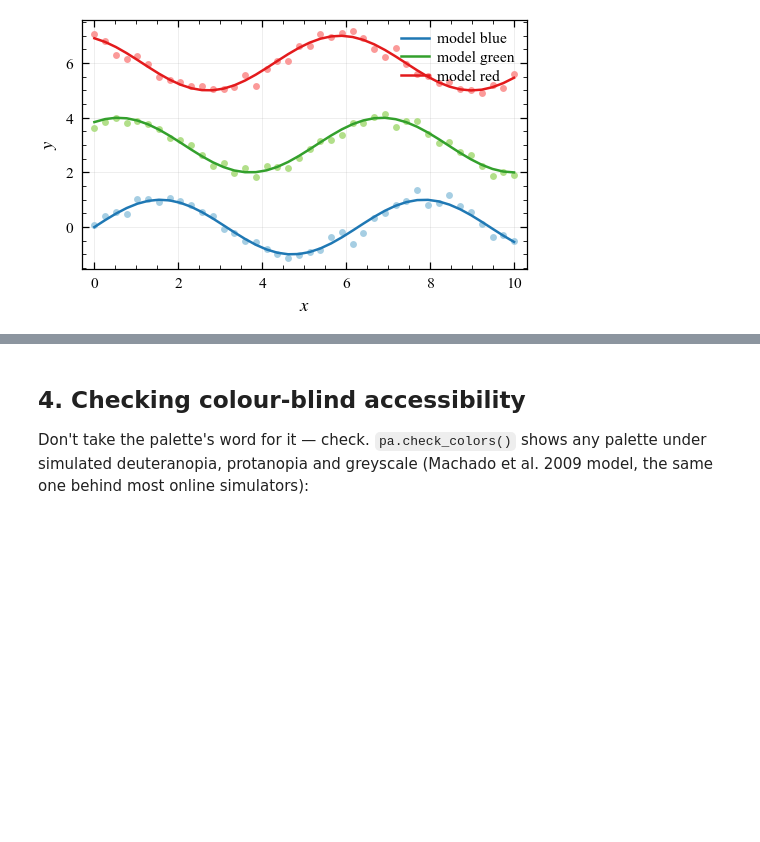
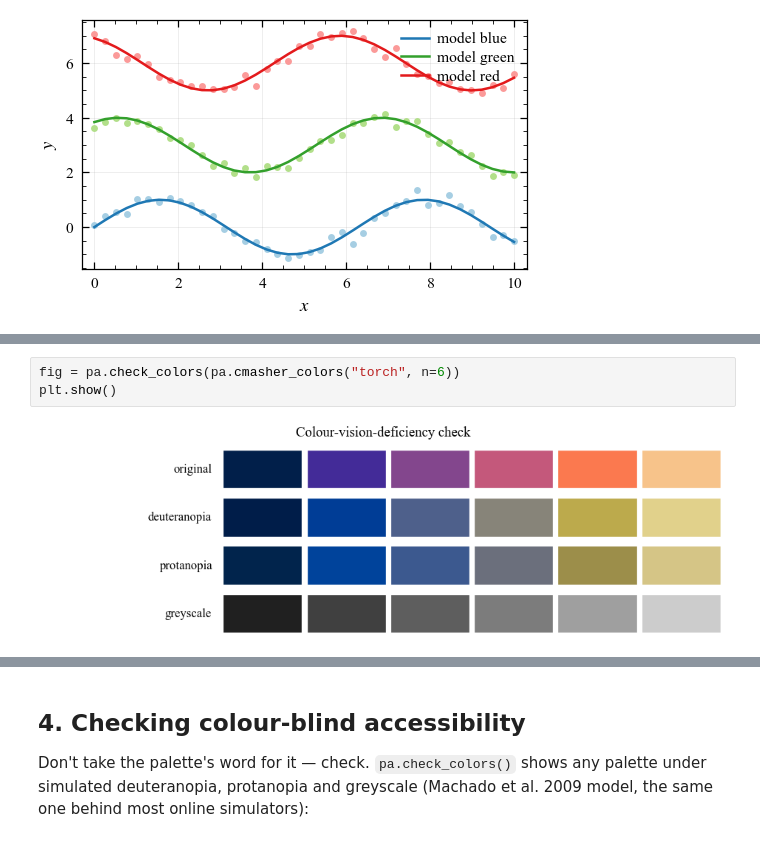
Before and after one commit to BehnoodBandi/plotastro, a Jupyter notebook: examples/tutorial.ipynb, the cells around one changed output, grey strips where cells are left out. Drawn from its saved outputs; the diff is of its cells as text; blank space fills up the shorter version.

```diff
--- a/examples/tutorial.ipynb
+++ b/examples/tutorial.ipynb
@@ -207,0 +268,5 @@ plt.show()
+# %%
+fig = pa.check_colors(pa.cmasher_colors("torch", n=6))
+plt.show()
+# %% [output]
+[figure, added]
```
Also changed, not shown: parts of 15 cells of this notebook, 13 other files.
